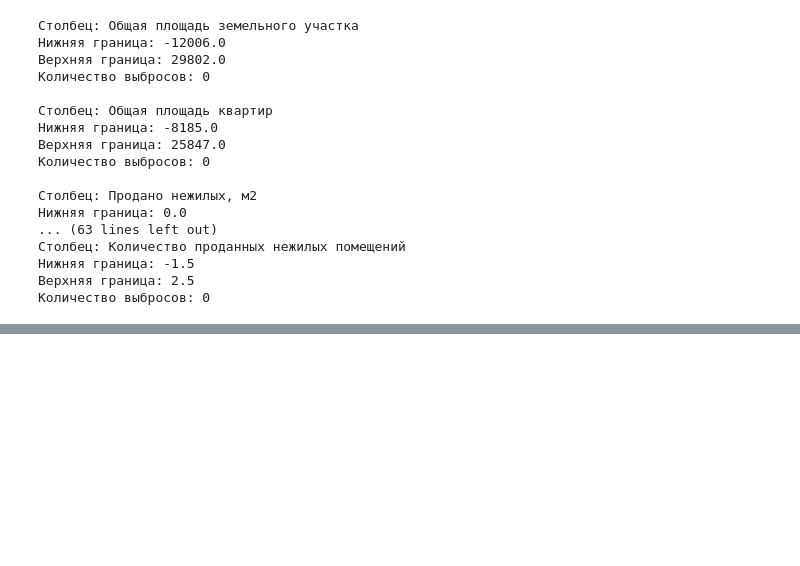
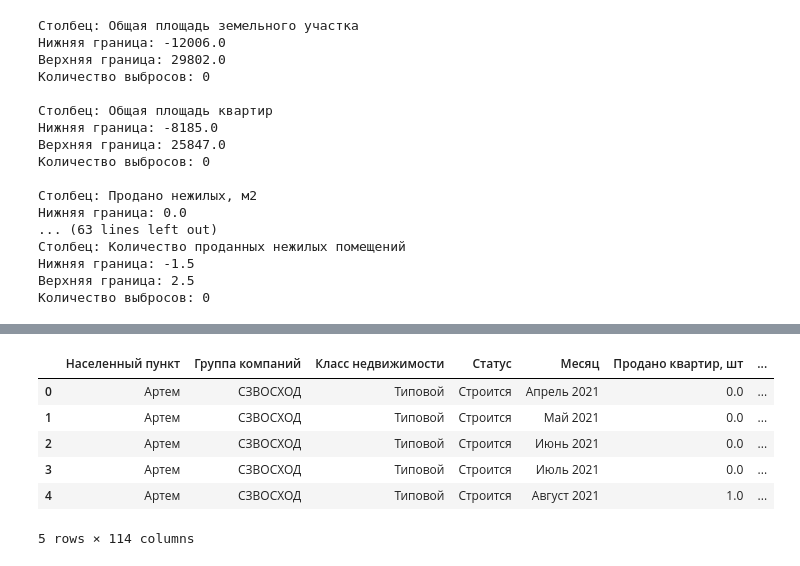
Before and after one commit to katitou/DS-FEIP, a Jupyter notebook: dataset_preparing.ipynb, the cells around one changed output, grey strips where cells are left out. Cells and saved outputs as stored; diff of their text form; code cells hidden in the pictures; blank space fills up the shorter version.

```diff
--- a/dataset_preparing.ipynb
+++ b/dataset_preparing.ipynb
@@ -229,7 +229,3 @@ missing_values(ds)
 | Процент распроданности | 52.520224 |
 | Кумулятивная средняя стоимость кв... | 52.520224 |
 | Количество проданных нежилых поме... | 52.520224 |
-# %%
-pd.set_option('display.max_rows', len(ds))
-missing_values = ds.isnull().sum()
-missing_values
@@ -450,0 +654,12 @@ replace_outliers(ds, columns)
+# %%
+cols = ['Регион', 'Корпус', 'Проект', 'ID проекта']
+ds.drop(columns=cols, inplace=True)
+ds.head()
+# %% [output]
+|  | Населенный пункт | Группа компаний | Класс недвижимости | Статус | Месяц | Продано квартир, шт | ... |
+| 0 | Артем | СЗВОСХОД | Типовой | Строится | Апрель 2021 | 0.0 | ... |
+| 1 | Артем | СЗВОСХОД | Типовой | Строится | Май 2021 | 0.0 | ... |
+| 2 | Артем | СЗВОСХОД | Типовой | Строится | Июнь 2021 | 0.0 | ... |
+| 3 | Артем | СЗВОСХОД | Типовой | Строится | Июль 2021 | 0.0 | ... |
+| 4 | Артем | СЗВОСХОД | Типовой | Строится | Август 2021 | 1.0 | ... |
+5 rows × 114 columns
```
Also changed, not shown: parts of 23 cells of this notebook, 3 other files.
